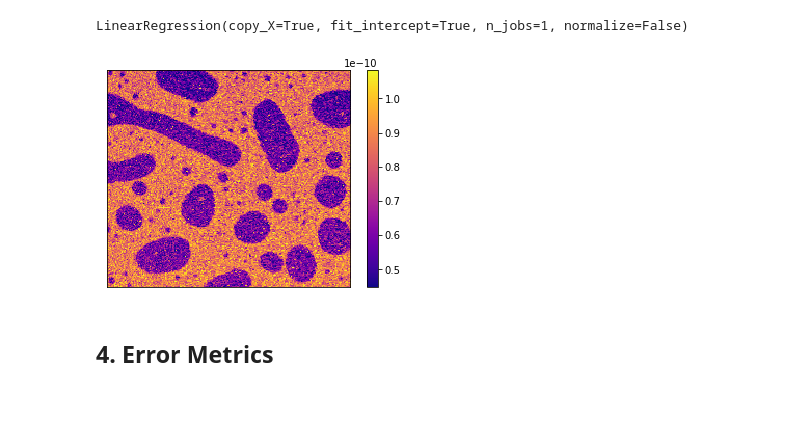
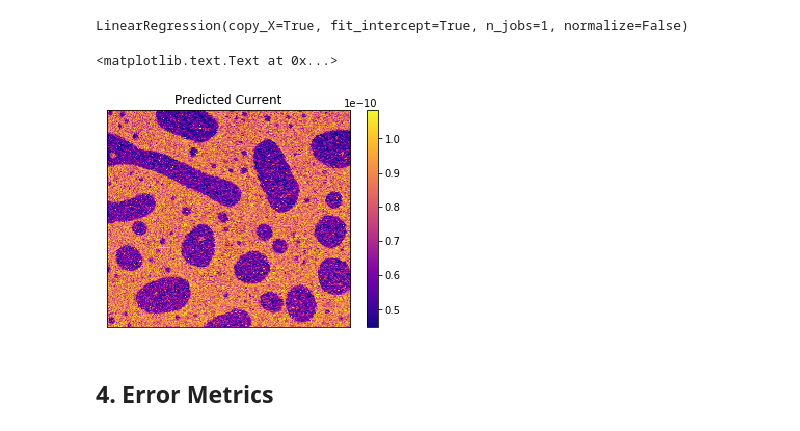
Before and after one commit to kongjy/MultimodalAFMonPMMAP3HT_processing, a Jupyter notebook: jupyter_notebooks/si_notebook.ipynb, the cells around one changed output. Cells and saved outputs as stored; diff of their text form; code cells hidden in the pictures; blank space fills up the shorter version.

```diff
--- a/jupyter_notebooks/si_notebook.ipynb
+++ b/jupyter_notebooks/si_notebook.ipynb
@@ -259,12 +261,14 @@ LinearRegression(copy_X=True, fit_intercept=True, n_jobs=1, normalize=False)
 # %%
 #construct cAFM image using linear regression model and display
 cAFMpred = regr.predict(scores[:,0:10])
 cAFMpredimage = cAFMpred.reshape(210,235)
 error = cAFMpredimage-cAFM_transformed[35:245, 10:245]
 fig = show(cAFMpredimage, cmap='plasma')
 #plt.clim(0.43e-10,1.07e-10)
+plt.title('Predicted Current')
 # %% [output]
+<matplotlib.text.Text at 0x...>
-[figure, old version]
+[figure, new version]
 # %% [markdown]
 ## 4. Error Metrics
 # %%
```
Also changed, not shown: parts of 4 cells of this notebook.
